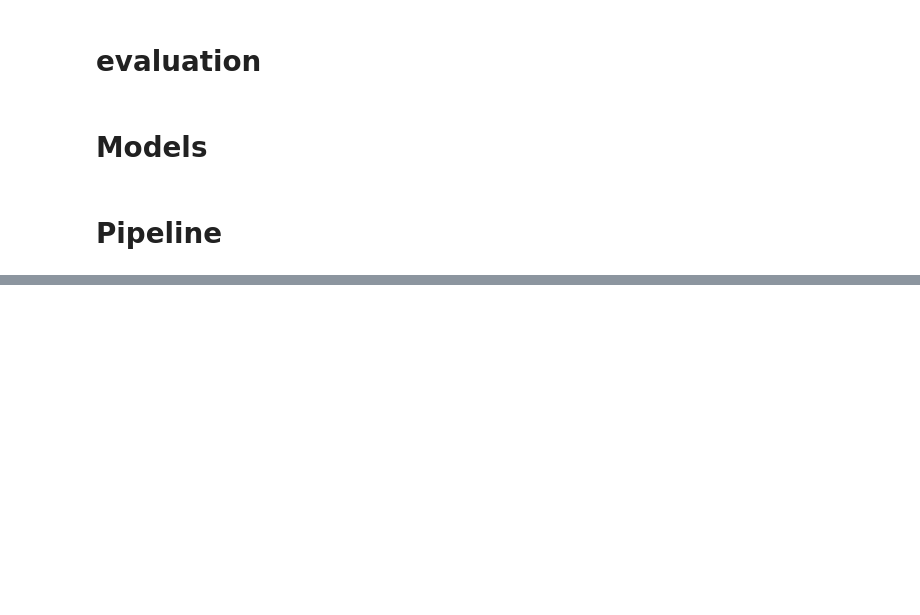
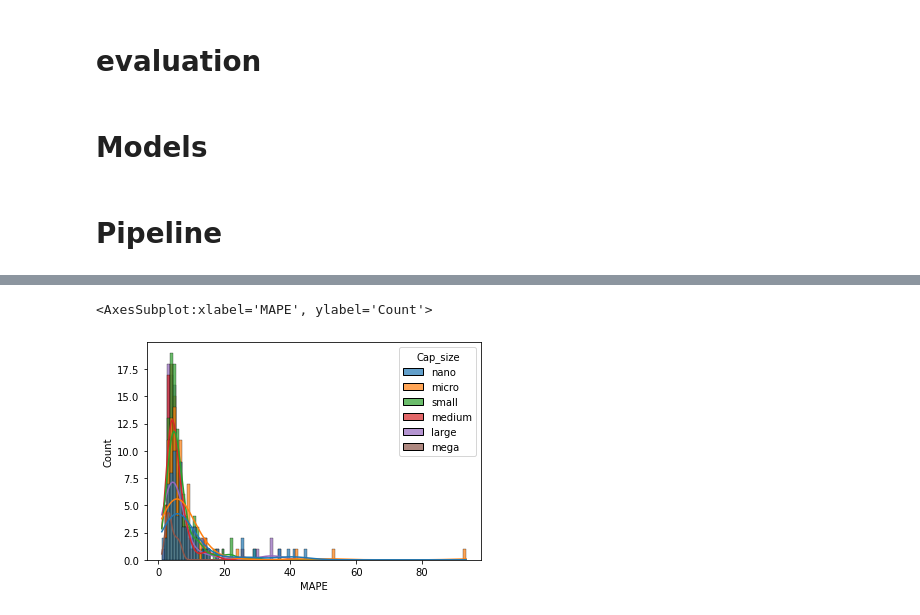
Before and after one commit to yiwen1996/DSGA1018TimeSeries, a Jupyter notebook: 3_models_with_evaluation.ipynb, the cells around one changed output, grey strips where cells are left out. Saved outputs shown, nothing was run; the diff lists cells and outputs as text; code cells hidden in the pictures; blank space fills up the shorter version.

```diff
--- a/3_models_with_evaluation.ipynb
+++ b/3_models_with_evaluation.ipynb
@@ -204 +215,3 @@ metrics_df.iloc[0].plot.hist()
+# %%
+metrics_df_concat_truncated = metrics_df_concat[metrics_df_concat['MAPE']<100]
 # %%
@@ -208,0 +227,10 @@ sns.histplot(data=metrics_df['MAPE'], kde=True)
+# %%
+sns.histplot(data = metrics_df_concat_truncated
+            ,x = 'MAPE'
+            ,alpha = .7
+            ,hue = 'Cap_size'
+            ,kde=True
+            )
+# %% [output]
+<AxesSubplot:xlabel='MAPE', ylabel='Count'>
+[figure, added]
```
Also changed, not shown: parts of 10 cells of this notebook.
